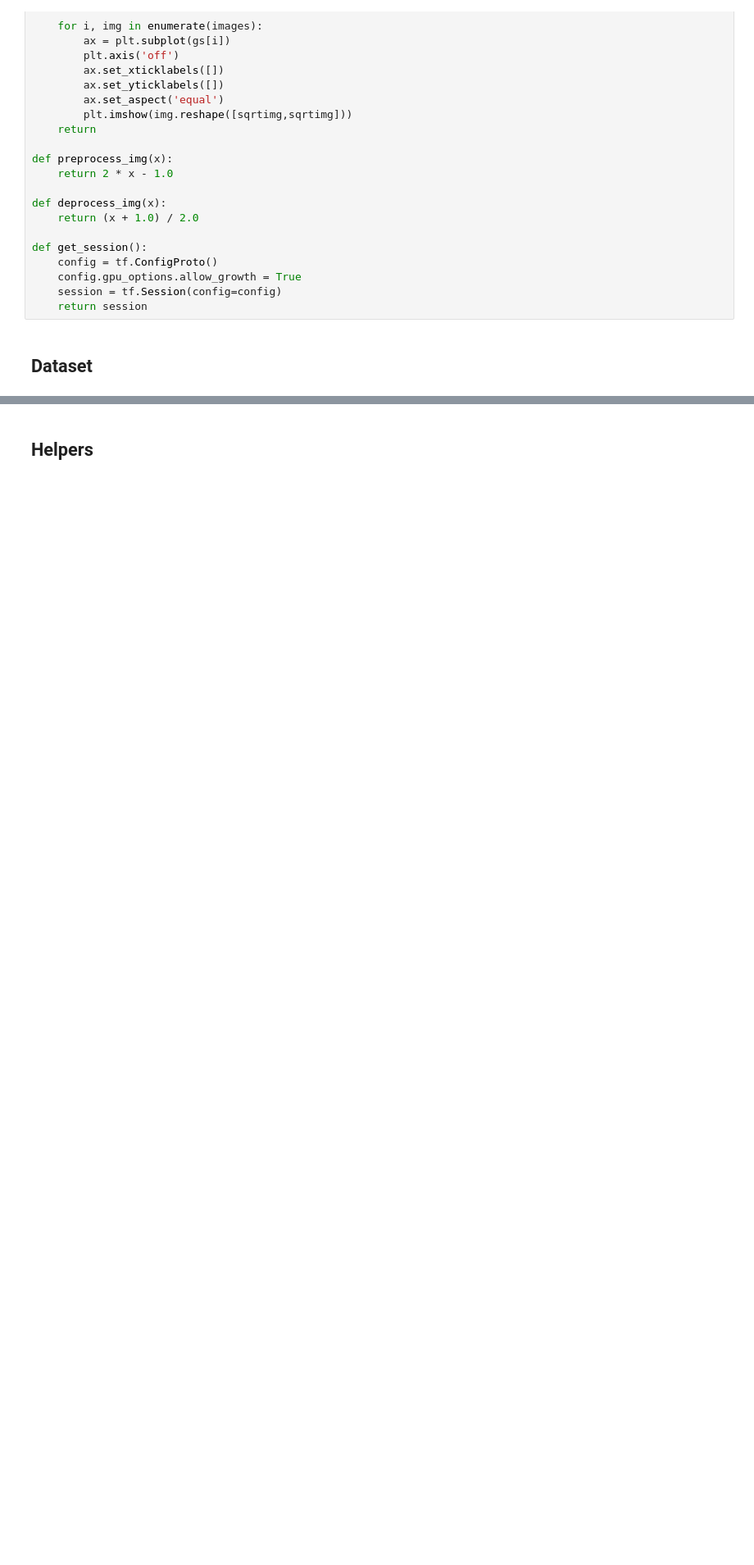
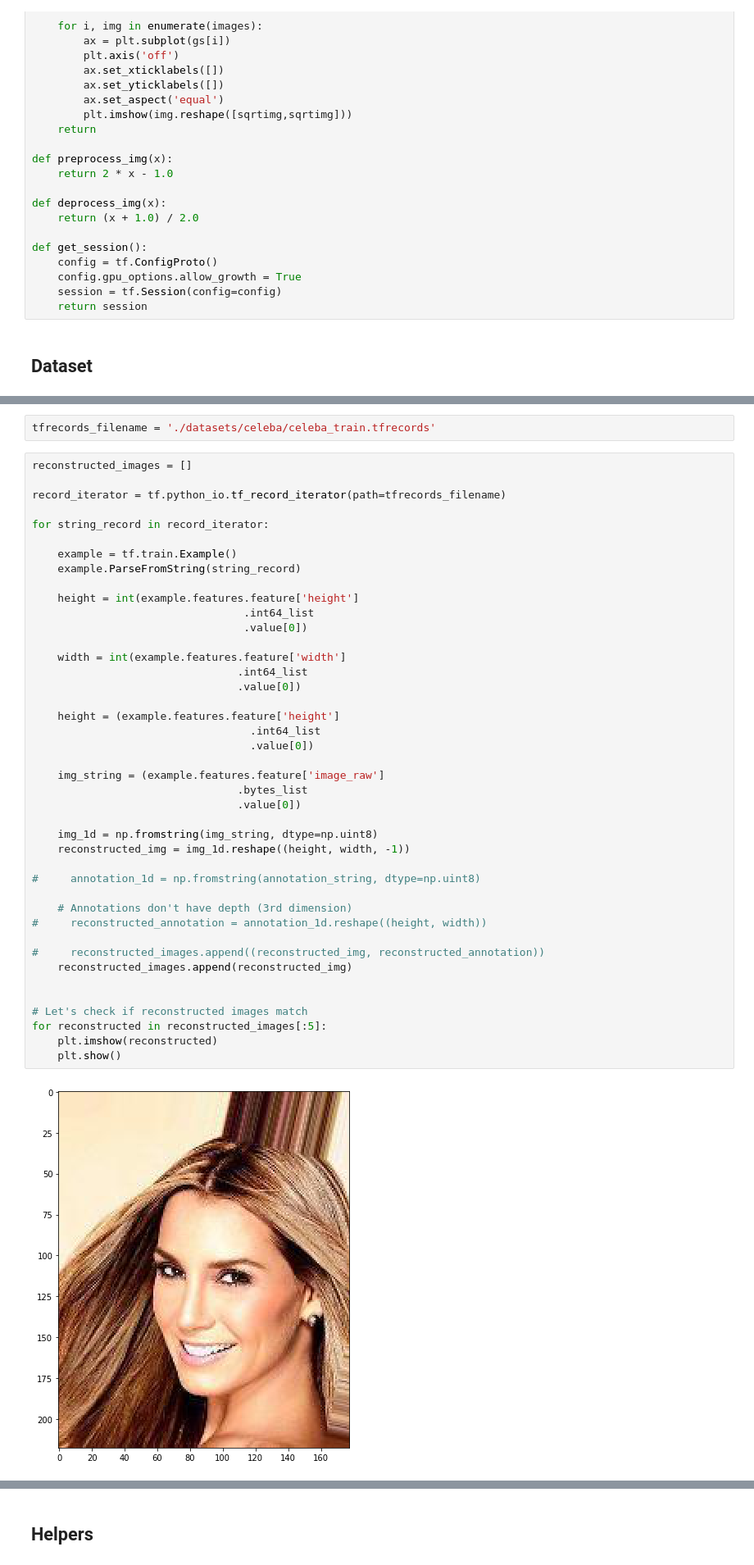
Before and after one commit to vincentschen/cgan-superres, a Jupyter notebook: crez/cgan.ipynb, the cells around one changed output, grey strips where cells are left out. Shown at 82% size. Drawn from its saved outputs; the diff is of its cells as text; blank space fills up the shorter version.

Commit message:
Add basic celeba data loading with tfrecords

```diff
--- a/crez/cgan.ipynb
+++ b/crez/cgan.ipynb
@@ -49,0 +50,46 @@ show_images(mnist.train.next_batch(16)[0])
+# %%
+tfrecords_filename = './datasets/celeba/celeba_train.tfrecords'
+# %%
+reconstructed_images = []
+
+record_iterator = tf.python_io.tf_record_iterator(path=tfrecords_filename)
+
+for string_record in record_iterator:
+
+    example = tf.train.Example()
+    example.ParseFromString(string_record)
+
+    height = int(example.features.feature['height']
+                                 .int64_list
+                                 .value[0])
+
+    width = int(example.features.feature['width']
+                                .int64_list
+                                .value[0])
+
+    height = (example.features.feature['height']
+                                  .int64_list
+                                  .value[0])
+
+    img_string = (example.features.feature['image_raw']
+                                .bytes_list
+                                .value[0])
+
+    img_1d = np.fromstring(img_string, dtype=np.uint8)
+    reconstructed_img = img_1d.reshape((height, width, -1))
+
+#     annotation_1d = np.fromstring(annotation_string, dtype=np.uint8)
+
+    # Annotations don't have depth (3rd dimension)
+#     reconstructed_annotation = annotation_1d.reshape((height, width))
+
+#     reconstructed_images.append((reconstructed_img, reconstructed_annotation))
+    reconstructed_images.append(reconstructed_img)
+
+
+# Let's check if reconstructed images match
+for reconstructed in reconstructed_images[:5]:
+    plt.imshow(reconstructed)
+    plt.show()
+# %% [output]
+[figure, added]
```
Also changed, not shown: parts of 5 cells of this notebook, 3 other files.
